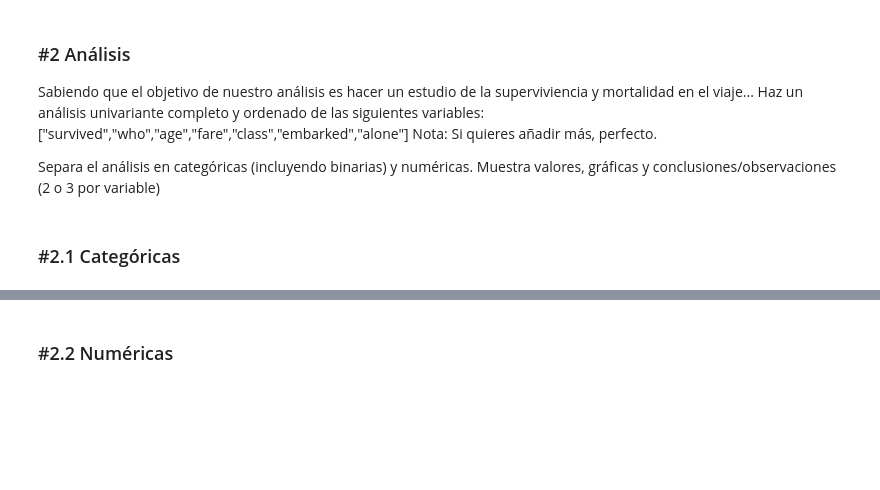
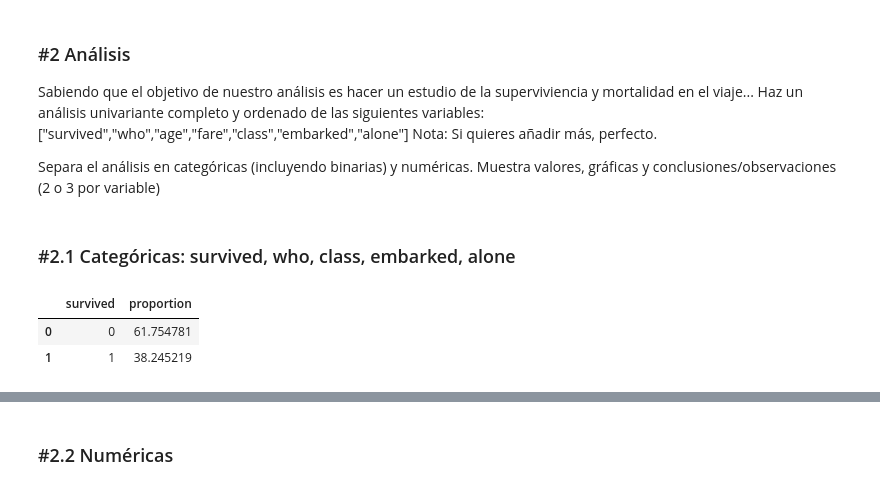
Before and after one commit to PaulitaLull/DATA_SCIENCE_PAULALULL, a Jupyter notebook: 03_DataAnalisis/03_EDA_Estadistica_Descriptiva/U01_Univariante/ejercicios/P01_Practica_Univariante.ipynb, the cells around one changed output, grey strips where cells are left out. Cells and saved outputs as stored; diff of their text form; code cells hidden in the pictures; blank space fills up the shorter version.

```diff
--- a/03_DataAnalisis/03_EDA_Estadistica_Descriptiva/U01_Univariante/ejercicios/P01_Practica_Univariante.ipynb
+++ b/03_DataAnalisis/03_EDA_Estadistica_Descriptiva/U01_Univariante/ejercicios/P01_Practica_Univariante.ipynb
@@ -26,0 +98,24 @@ Obtén el porcentaje de nulos y decide que hacer con las columnas con nulos y ej
+# %%
+# De esta manera me devuelve:
+# who
+# child     6.369518
+# man      33.173123
+# woman    32.000000
+titanic.groupby('who')['age'].mean()
+
+# Pero me interesa transform porque devuelve una serie de la misma len que el df
+titanic.groupby('who')['age'].transform('mean')
+
+#Por tanto, solo queda imputar los valores nulos por la casilla correspondiente a esa serie creada
+titanic["age"]=titanic["age"].fillna(titanic.groupby('who')['age'].transform('mean'))
+
+# Eliminamos las filas que contengan valores nulos en 'embarked'
+titanic = titanic.dropna(subset=['embarked'])
+
+# 2. Eliminar la columna 'deck' entera
+titanic = titanic.drop(columns=['deck'])
+
+# Verificación de que no quedan valores nulos en estas columnas
+print("Valores nulos restantes:")
+print(titanic[['age', 'embarked']].isnull().sum())
+print("\nDimensiones finales del DataFrame:", titanic.shape)
@@ -49,4 +182,17 @@ Nota: Si quieres añadir más, perfecto.
 
 Separa el análisis en categóricas (incluyendo binarias) y numéricas. Muestra valores, gráficas y conclusiones/observaciones (2 o 3 por variable)
 # %% [markdown]
-### #2.1 Categóricas
+### #2.1 Categóricas: survived, who, class, embarked, alone
+# %%
+# titanic["survived"].value_counts(normalize=True) * 100
+    # devuelve:
+    # survived
+    # 0    61.754781
+    # 1    38.245219
+
+# reset index genera un df con nuevos indices para dos cols: survived y proportion del value counts
+(titanic["survived"].value_counts(normalize=True) * 100).reset_index()
+# %% [output]
+|  | survived | proportion |
+| 0 | 0 | 61.754781 |
+| 1 | 1 | 38.245219 |
```
Also changed, not shown: parts of 12 cells of this notebook, 39 other files.
